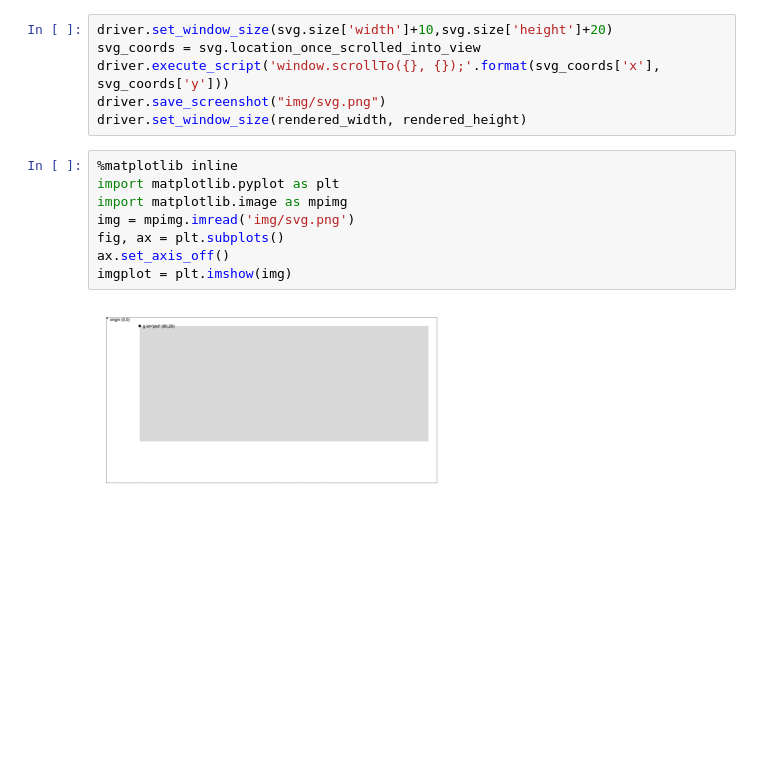
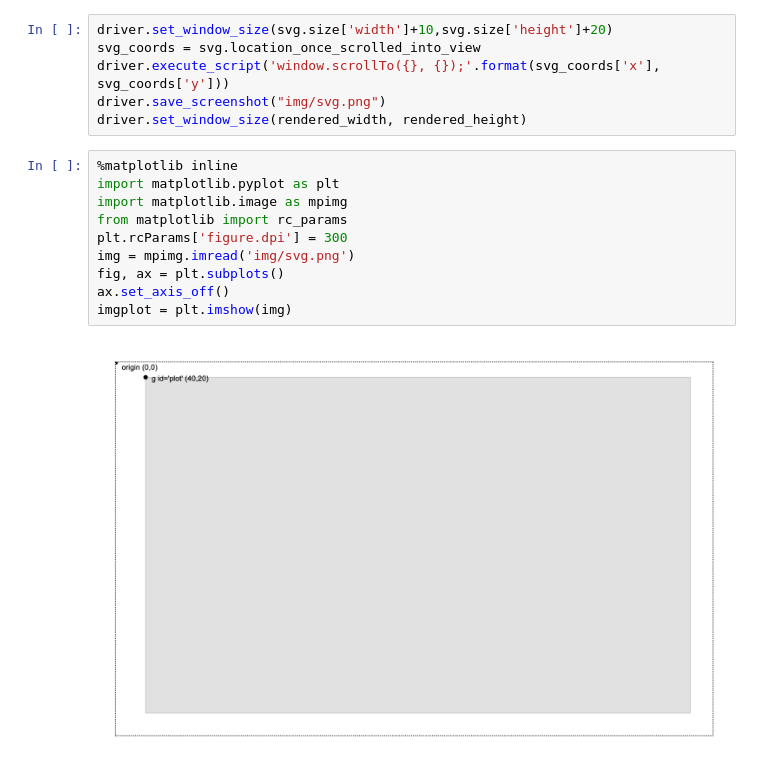
Before and after one commit to matthewdhull/autograde-viz, a Jupyter notebook: notebooks/margin_study.ipynb, the cells around one changed output. Drawn from its saved outputs; the diff is of its cells as text; blank space fills up the shorter version.

```diff
--- a/notebooks/margin_study.ipynb
+++ b/notebooks/margin_study.ipynb
@@ -88,10 +100,12 @@ driver.set_window_size(rendered_width, rendered_height)
 # %%
 %matplotlib inline
 import matplotlib.pyplot as plt
 import matplotlib.image as mpimg
+from matplotlib import rc_params
+plt.rcParams['figure.dpi'] = 300
 img = mpimg.imread('img/svg.png')
 fig, ax = plt.subplots()
 ax.set_axis_off()
 imgplot = plt.imshow(img)
 # %% [output]
-[figure, old version]
+[figure, new version]
```
Also changed, not shown: parts of 4 cells of this notebook, 2 other files.
